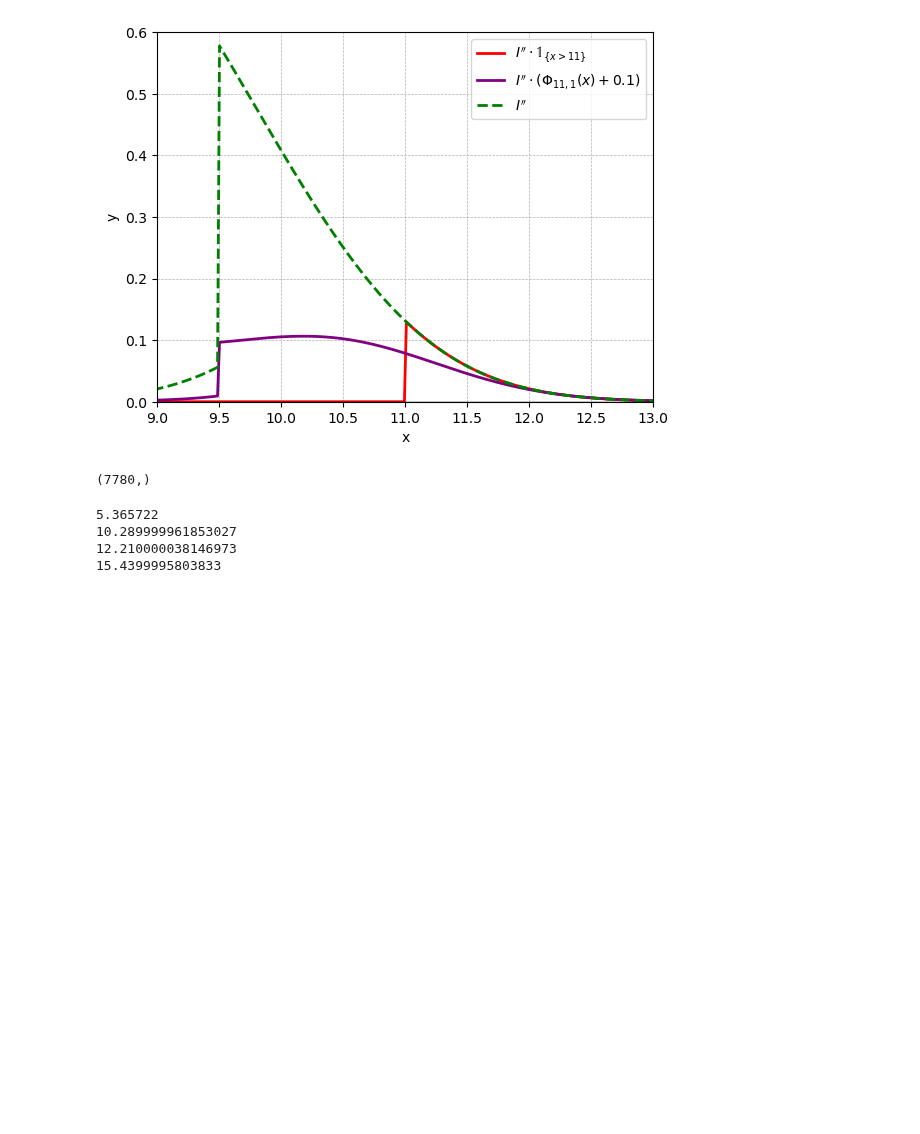
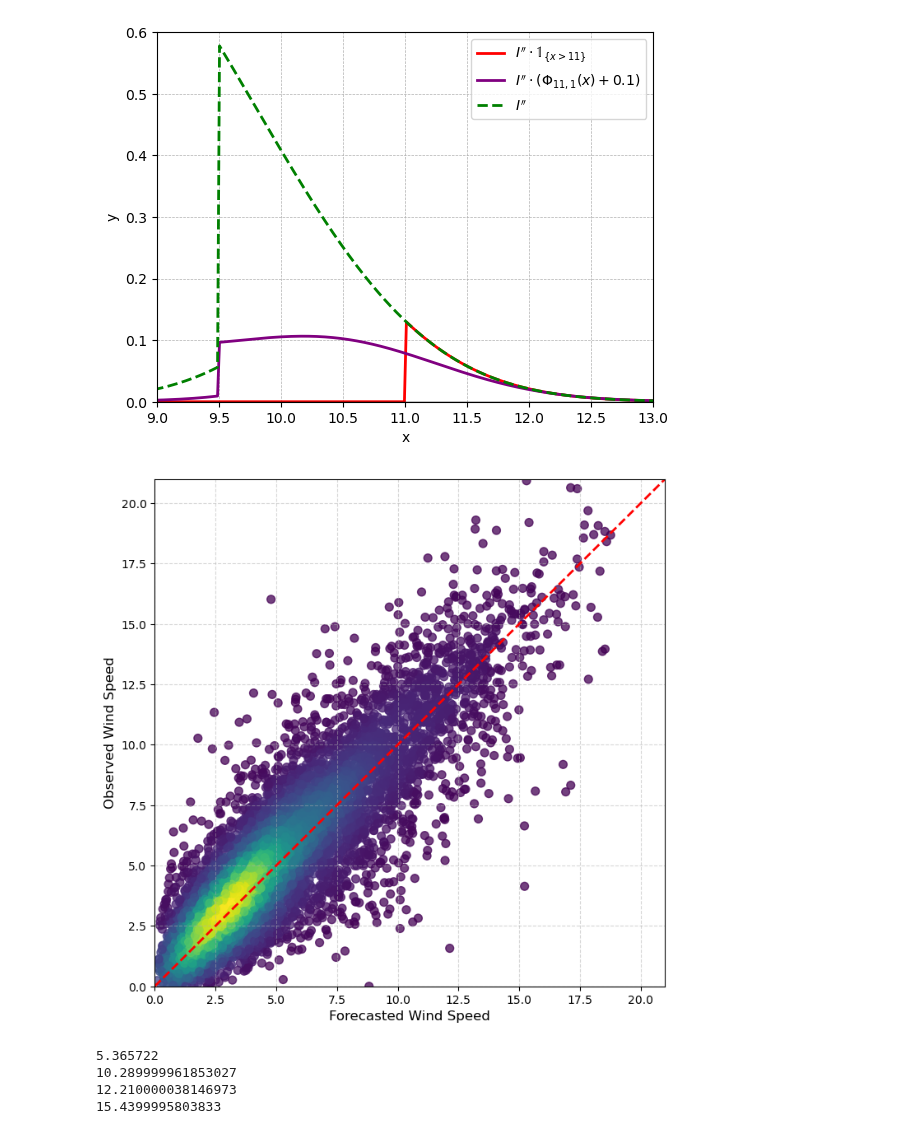
Before and after one commit to SimonHakvoort/thesiscode, a Jupyter notebook: src/visualization/figures.ipynb, the cells around one changed output. Drawn from its saved outputs; the diff is of its cells as text; code cells hidden in the pictures; blank space fills up the shorter version.

```diff
--- a/src/visualization/figures.ipynb
+++ b/src/visualization/figures.ipynb
@@ -96,9 +96,29 @@ test_data2 = test_data2.batch(test_data2.cardinality())
 test_data3 = test_data3.batch(test_data3.cardinality())
 # %%
 X, y = next(iter(test_data3))
-print(y.shape)
+forecasts = X['wind_speed_forecast']
-# %% [output]
-(7780,)
+# %%
+xy = np.vstack([forecasts, y])
+z = gaussian_kde(xy)(xy)
+
+plt.figure(figsize=(8, 8))
+plt.grid(linestyle='--', alpha=0.5)
+
+scatter = plt.scatter(forecasts, y, c=z, s=50, cmap='viridis', alpha=0.75)
+
+# Add colorbar to show density
+#plt.colorbar(scatter, label='Density')
+
+plt.xlabel("Forecasted Wind Speed", fontsize=12)
+plt.ylabel("Observed Wind Speed", fontsize=12)
+plt.xlim(0,21)
+plt.ylim(0,21)
+plt.plot()
+plt.plot([0, 100], [0, 100], 'r--', label='y=x', linewidth=2)
+# Show plot
+plt.show()
+# %% [output]
+[figure, added]
 # %%
 print(np.mean(y))
 print(np.quantile(y, 0.9))
```
Also changed, not shown: parts of 8 cells of this notebook, 1 other file.
